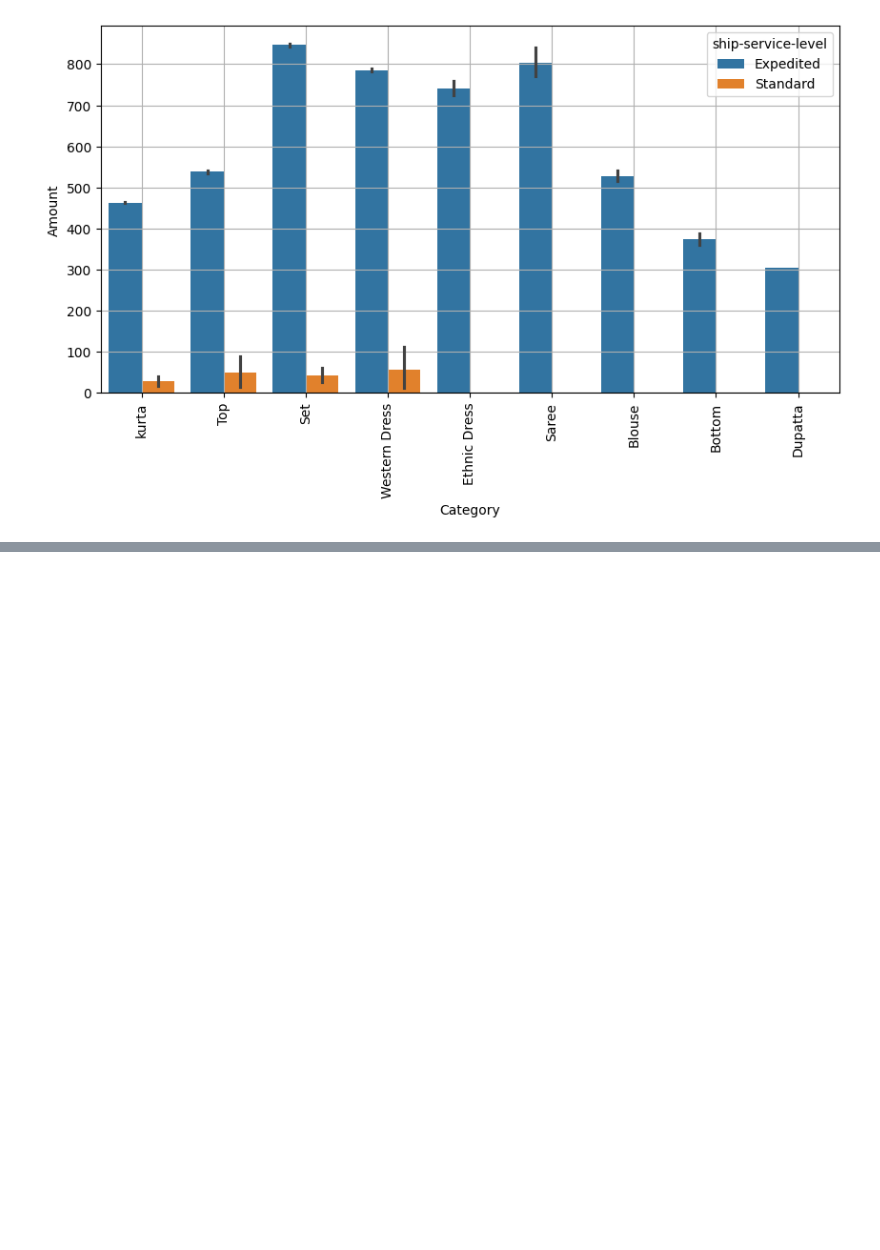
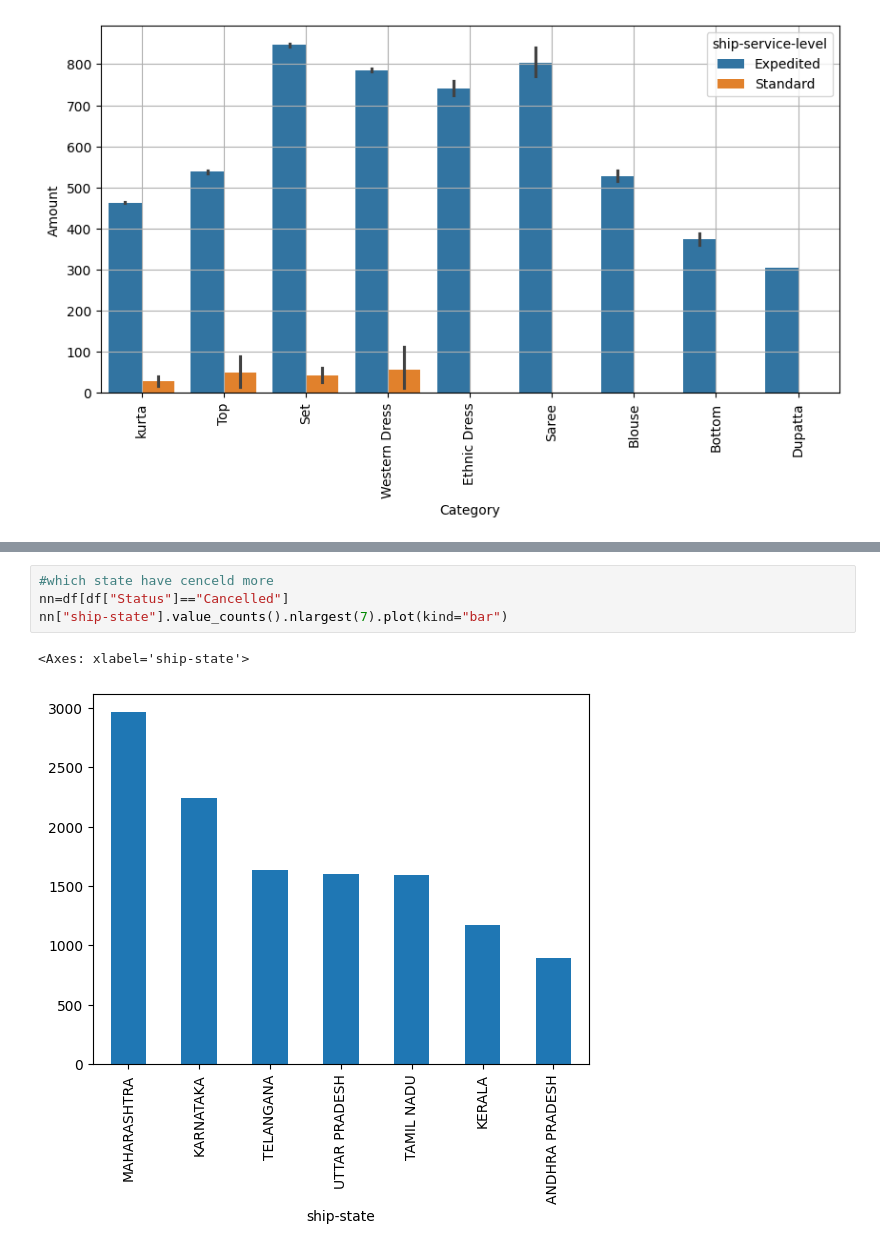
Before and after one commit to Mohammednihal7/Python., a Jupyter notebook: amezon_sales.ipynb, the cells around one changed output, grey strips where cells are left out. Drawn from its saved outputs; the diff is of its cells as text; blank space fills up the shorter version.

```diff
--- a/amezon_sales.ipynb
+++ b/amezon_sales.ipynb
@@ -200,0 +214,7 @@ Name: count, dtype: int64
+# %%
+#which state have cenceld more
+nn=df[df["Status"]=="Cancelled"]
+nn["ship-state"].value_counts().nlargest(7).plot(kind="bar")
+# %% [output]
+<Axes: xlabel='ship-state'>
+[figure, added]
```
Also changed, not shown: parts of 4 cells of this notebook.
